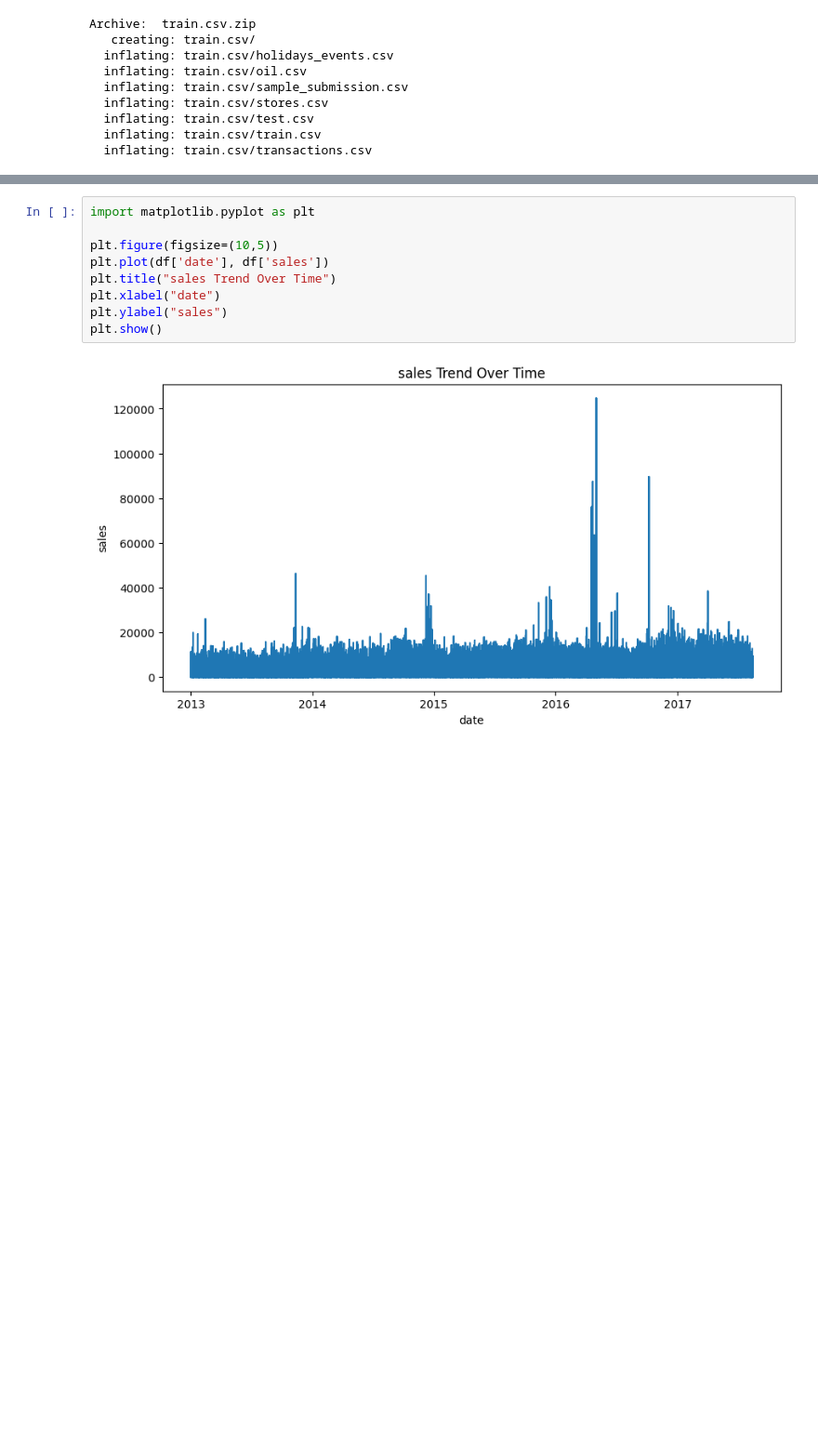
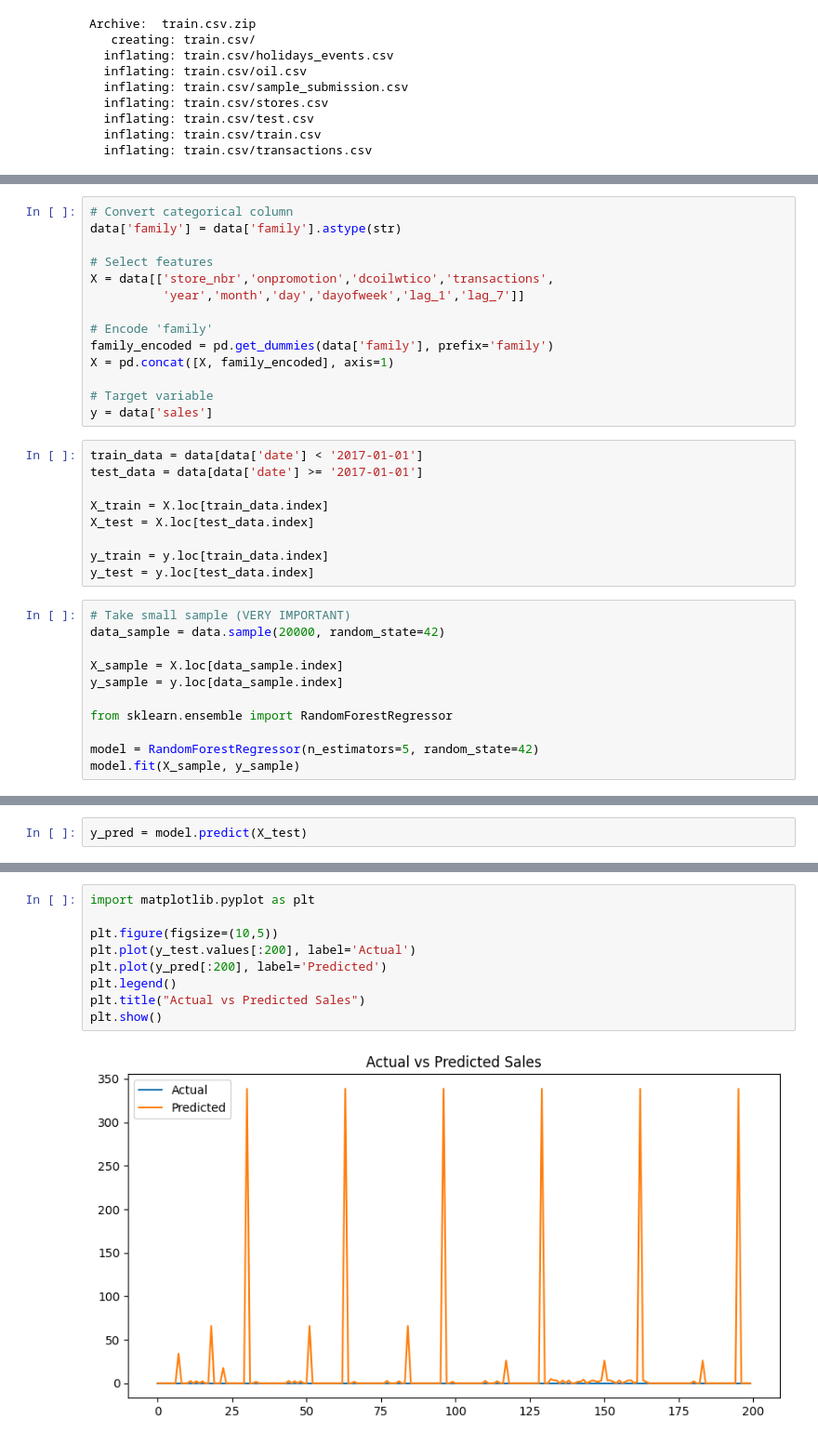
Before and after one commit to ashuuu2505-prog/Internship, a Jupyter notebook: Internship.ipynb, the cells around one changed output, grey strips where cells are left out. Shown at 93% size. Cells and saved outputs as stored; diff of their text form; blank space fills up the shorter version.

```diff
--- a/Internship.ipynb
+++ b/Internship.ipynb
@@ -89,0 +122,34 @@ df = df.sort_values('date')
+# %%
+# Convert categorical column
+data['family'] = data['family'].astype(str)
+
+# Select features
+X = data[['store_nbr','onpromotion','dcoilwtico','transactions',
+          'year','month','day','dayofweek','lag_1','lag_7']]
+
+# Encode 'family'
+family_encoded = pd.get_dummies(data['family'], prefix='family')
+X = pd.concat([X, family_encoded], axis=1)
+
+# Target variable
+y = data['sales']
+# %%
+train_data = data[data['date'] < '2017-01-01']
+test_data = data[data['date'] >= '2017-01-01']
+
+X_train = X.loc[train_data.index]
+X_test = X.loc[test_data.index]
+
+y_train = y.loc[train_data.index]
+y_test = y.loc[test_data.index]
+# %%
+# Take small sample (VERY IMPORTANT)
+data_sample = data.sample(20000, random_state=42)
+
+X_sample = X.loc[data_sample.index]
+y_sample = y.loc[data_sample.index]
+
+from sklearn.ensemble import RandomForestRegressor
+
+model = RandomForestRegressor(n_estimators=5, random_state=42)
+model.fit(X_sample, y_sample)
@@ -89,0 +158,2 @@ df = df.sort_values('date')
+# %%
+y_pred = model.predict(X_test)
@@ -90,11 +175,11 @@ df = df.sort_values('date')
 # %%
 import matplotlib.pyplot as plt
 
 plt.figure(figsize=(10,5))
-plt.plot(df['date'], df['sales'])
-plt.title("sales Trend Over Time")
-plt.xlabel("date")
-plt.ylabel("sales")
+plt.plot(y_test.values[:200], label='Actual')
+plt.plot(y_pred[:200], label='Predicted')
+plt.legend()
+plt.title("Actual vs Predicted Sales")
 plt.show()
 # %% [output]
-[figure, old version]
+[figure, new version]
```
Also changed, not shown: parts of 28 cells of this notebook.
